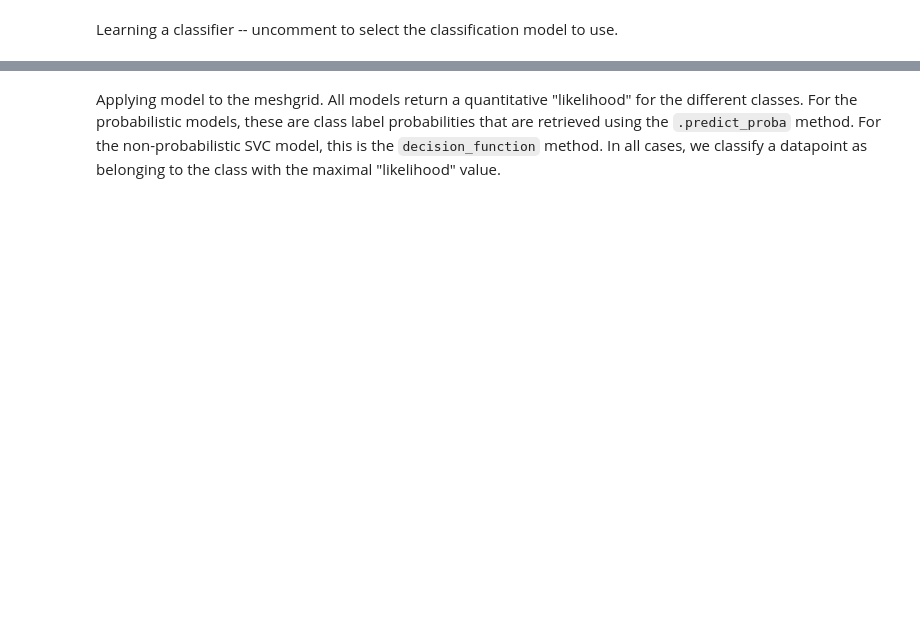
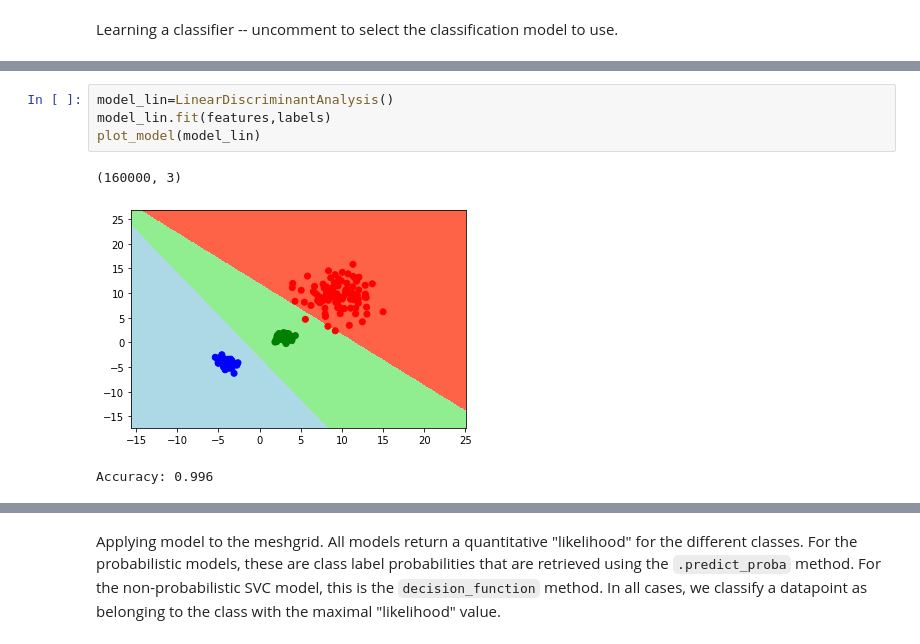
Before and after one commit to KuskIV/ml_exam_notes, a Jupyter notebook: selfstudy/02.ipynb, the cells around one changed output, grey strips where cells are left out. Cells and saved outputs as stored; diff of their text form; blank space fills up the shorter version.

```diff
--- a/selfstudy/02.ipynb
+++ b/selfstudy/02.ipynb
@@ -92,0 +129,8 @@ model.fit(features,labels)
+# %%
+model_lin=LinearDiscriminantAnalysis()
+model_lin.fit(features,labels)
+plot_model(model_lin)
+# %% [output]
+(160000, 3)
+[figure, added]
+Accuracy: 0.996
```
Also changed, not shown: parts of 37 cells of this notebook, 51 other files.
